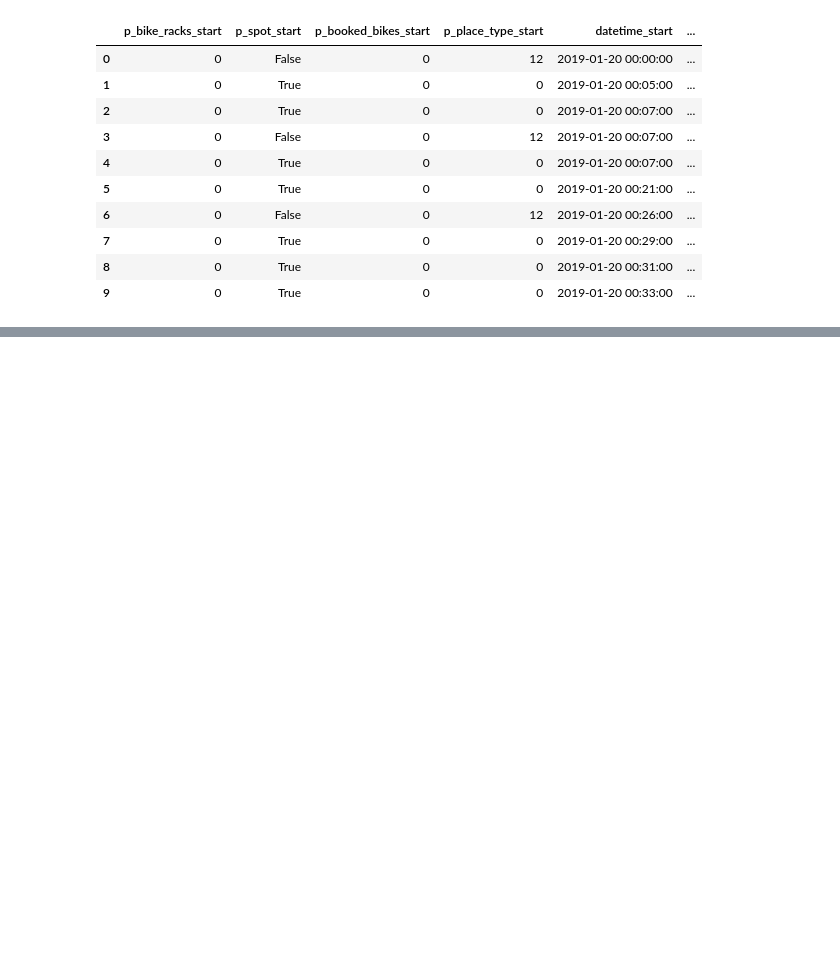
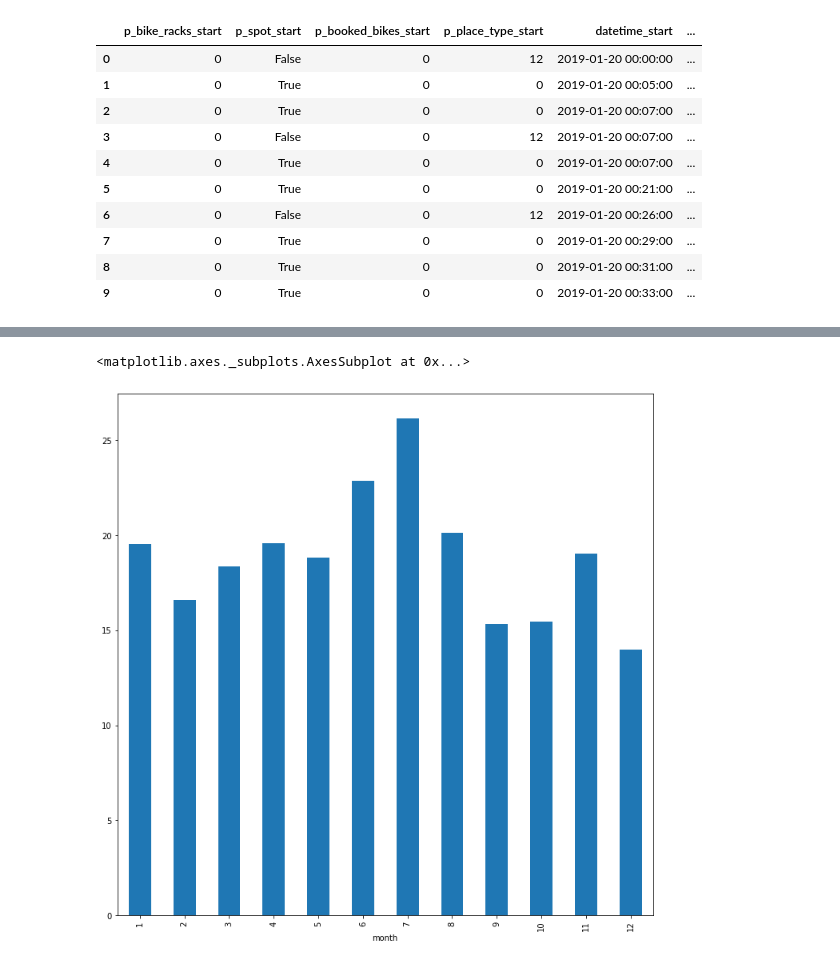
Before and after one commit to mulko93/AAA_Jupyter_Explorers, a Jupyter notebook: notebooks/01_CreateTripData.ipynb, the cells around one changed output, grey strips where cells are left out. Cells and saved outputs as stored; diff of their text form; code cells hidden in the pictures; blank space fills up the shorter version.

```diff
--- a/notebooks/01_CreateTripData.ipynb
+++ b/notebooks/01_CreateTripData.ipynb
@@ -222,0 +284,7 @@ df_full.head(10)
+# %%
+# plot mean trip duration for every month
+df_full["month"] = df_full["datetime_start"].dt.month
+df_full.groupby(by="month")["trip_duration"].mean().plot(kind='bar', figsize=(12,12))
+# %% [output]
+<matplotlib.axes._subplots.AxesSubplot at 0x...>
+[figure, added]
```
Also changed, not shown: parts of 19 cells of this notebook.
